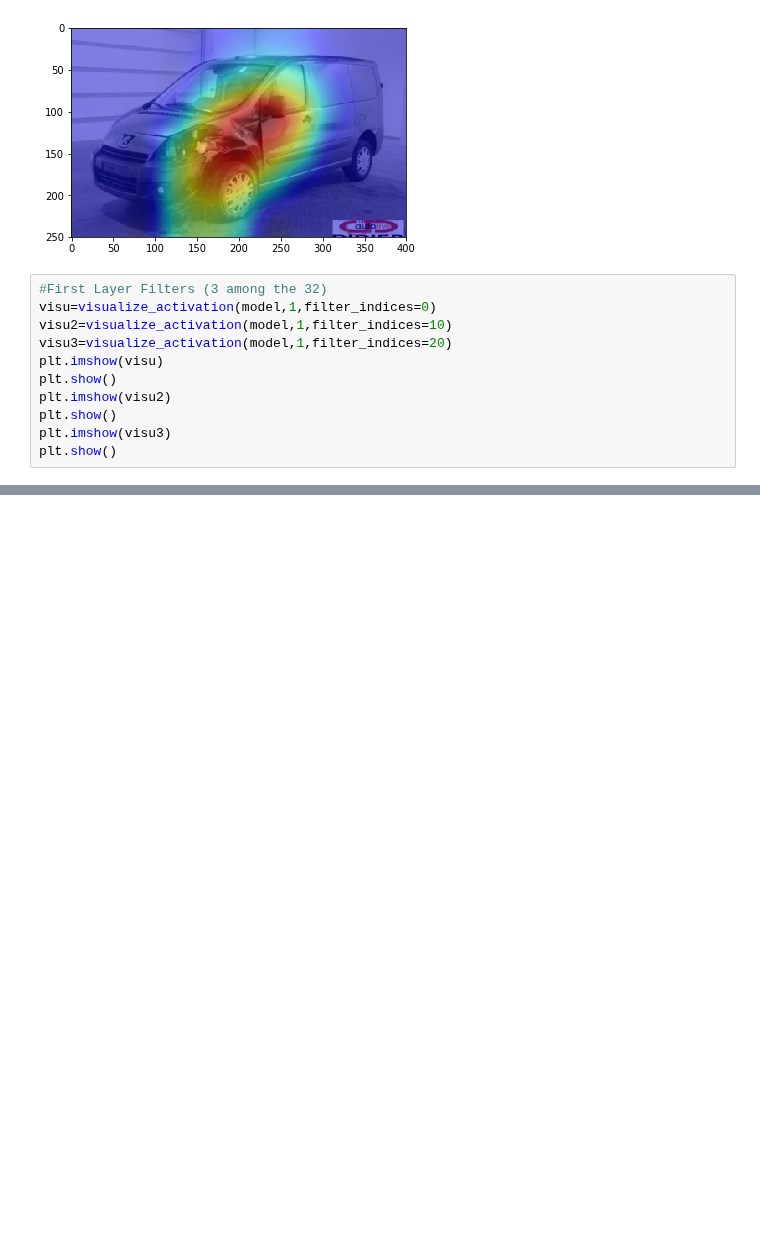
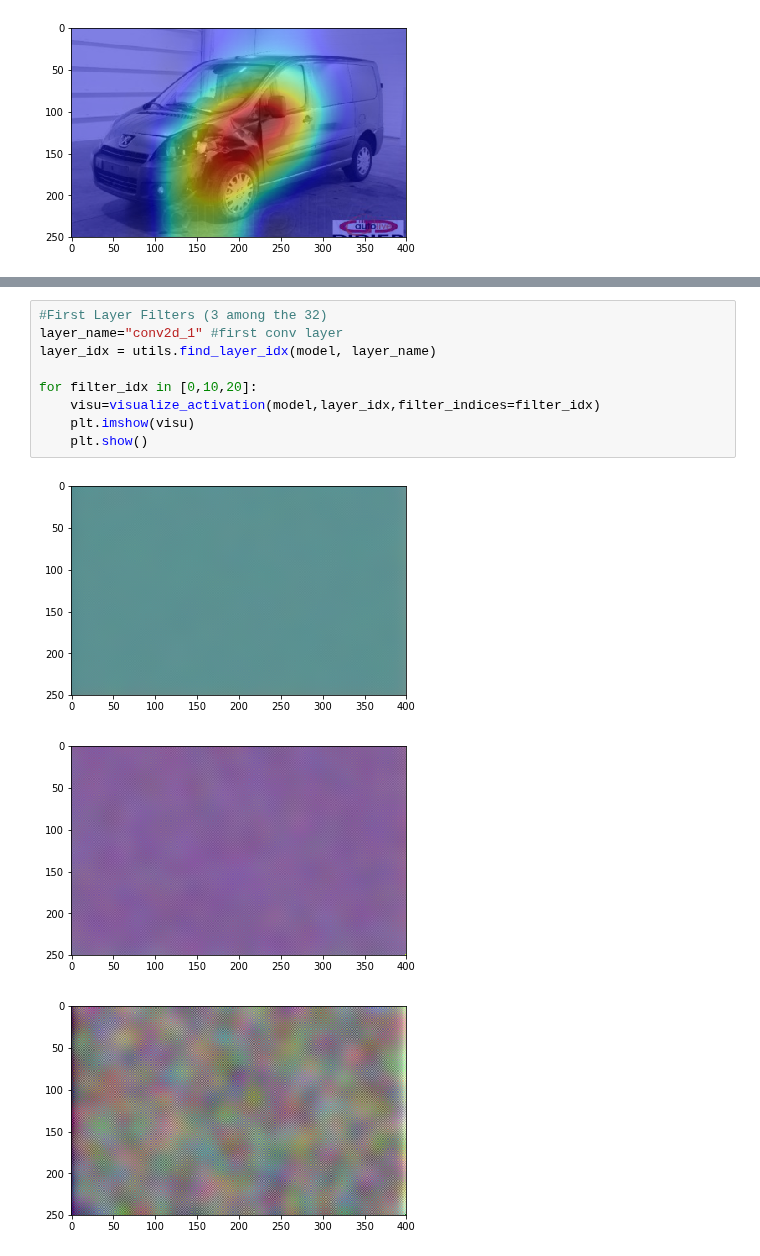
Before and after one commit to edebrouwer/carvision, a Jupyter notebook: DeepNN/Perf_Assesment.ipynb, the cells around one changed output, grey strips where cells are left out. Drawn from its saved outputs; the diff is of its cells as text; blank space fills up the shorter version.

```diff
--- a/DeepNN/Perf_Assesment.ipynb
+++ b/DeepNN/Perf_Assesment.ipynb
@@ -200,14 +200,3 @@ plt.imshow(overlay(img_init, heatmap))
 plt.show()
 # %% [output]
 [figure]
-# %%
-#First Layer Filters (3 among the 32)
-visu=visualize_activation(model,1,filter_indices=0)
-visu2=visualize_activation(model,1,filter_indices=10)
-visu3=visualize_activation(model,1,filter_indices=20)
-plt.imshow(visu)
-plt.show()
-plt.imshow(visu2)
-plt.show()
-plt.imshow(visu3)
-plt.show()
@@ -232,0 +213,13 @@ plt.show()
+# %%
+#First Layer Filters (3 among the 32)
+layer_name="conv2d_1" #first conv layer
+layer_idx = utils.find_layer_idx(model, layer_name)
+
+for filter_idx in [0,10,20]:
+    visu=visualize_activation(model,layer_idx,filter_indices=filter_idx)
+    plt.imshow(visu)
+    plt.show()
+# %% [output]
+[figure, added]
+[figure, added]
+[figure, added]
```
Also changed, not shown: parts of 12 cells of this notebook.
